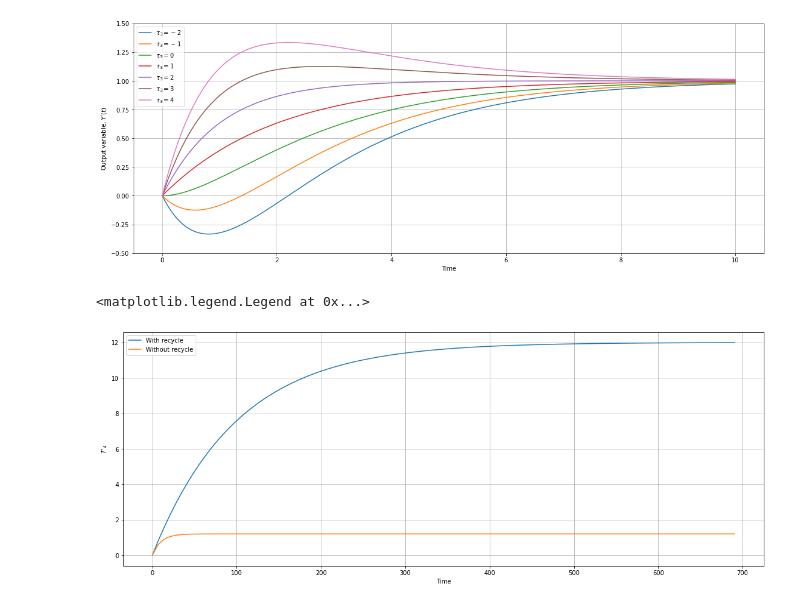
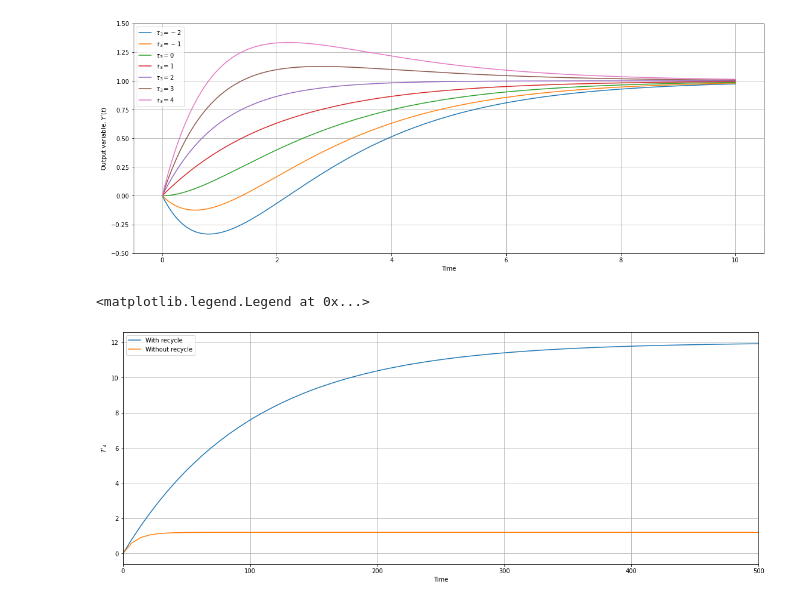
Before and after one commit to gmxavier/FAT0413150, a Jupyter notebook: extras/04.01-Marlin-Ch5.ipynb, the cells around one changed output. Cells and saved outputs as stored; diff of their text form; code cells hidden in the pictures.

```diff
--- a/extras/04.01-Marlin-Ch5.ipynb
+++ b/extras/04.01-Marlin-Ch5.ipynb
@@ -150,29 +150,30 @@ plt.legend(labels=['$\\tau_3 ={}$'.format(tau3) for tau3 in tau3s])
 # %%
 # Reproducing Figure 5.14 (Marlin, Chapter 5)
 
 # Generating the outputs
 eq51 = tf(12, [100, 1])
 eq52 = tf(1.2, [10, 1])
 out_step = []
 out, time = step(eq51)
 out_step.append([time, out])
 out, _ = step(eq52, time)
 out_step.append([time, out])
 
 # Plotting
 plt.close('all')
 fig_width_cm = 48
 fig_height_cm = 18
 plt.figure(1, figsize =(fig_width_cm /2.54, fig_height_cm /2.54))
 
 
 for k, out in enumerate(out_step):
   plt.plot(out[0], out[1])
 
 plt.grid()
+plt.xlim([0, 500])
 plt.xlabel('Time')
 plt.ylabel('$T\'_{4}$')
 plt.legend(labels=['With recycle', 'Without recycle'])
 # %% [output]
 <matplotlib.legend.Legend at 0x...>
-[figure, old version]
+[figure, new version]
```
